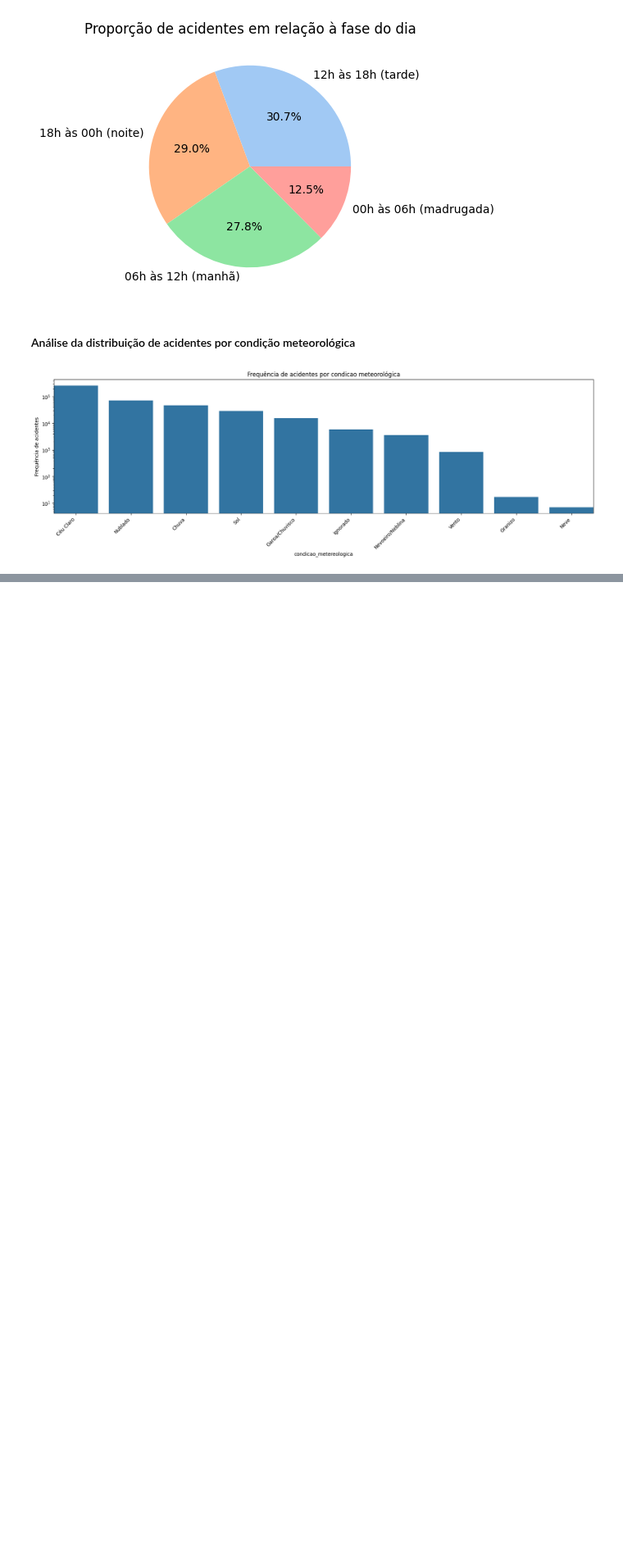
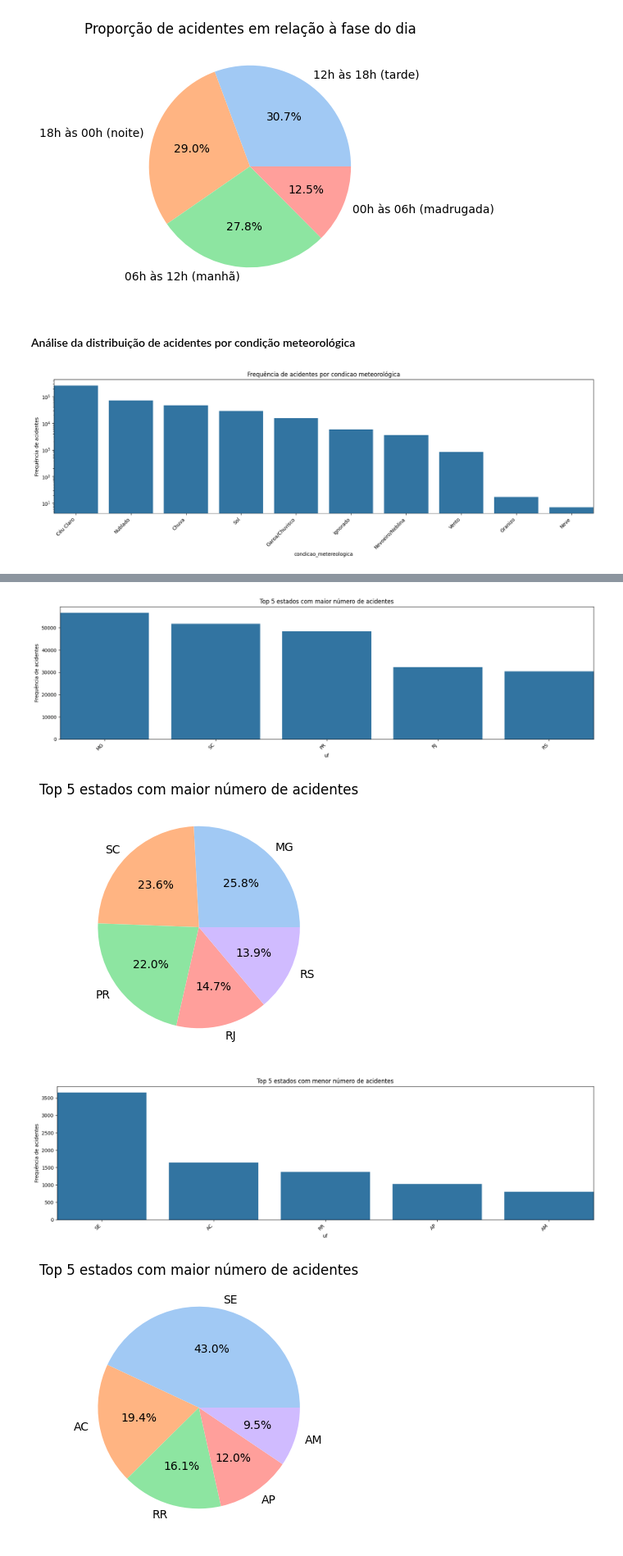
Before and after one commit to evidal1990/coderhouse_datascience, a Jupyter notebook: analysis/data_analysis.ipynb, the cells around one changed output, grey strips where cells are left out. Shown at 82% size. Cells and saved outputs as stored; diff of their text form; code cells hidden in the pictures; blank space fills up the shorter version.

Commit message:
Análise da distribuição dos acidentes por estado

```diff
--- a/analysis/data_analysis.ipynb
+++ b/analysis/data_analysis.ipynb
@@ -468,0 +471,43 @@ draw_barplot(
+# %%
+df = df_accidents["uf"].value_counts()
+
+df_max = df.head(5).reset_index()
+df_max.columns = ["uf", "frequencia"]
+
+draw_barplot(
+    enable_lineplot=False,
+    set_yscale=False,
+    df=df_max,
+    x="uf",
+    y="frequencia",
+    title="Top 5 estados com maior número de acidentes"
+)
+
+draw_pie(
+    df=df_max["frequencia"],
+    labels=df_max["uf"],
+    title="Top 5 estados com maior número de acidentes"
+)
+
+df_min = df.tail(5).reset_index()
+df_min.columns = ["uf", "frequencia"]
+
+draw_barplot(
+    enable_lineplot=False,
+    set_yscale=False,
+    df=df_min,
+    x="uf",
+    y="frequencia",
+    title="Top 5 estados com menor número de acidentes"
+)
+
+draw_pie(
+    df=df_min["frequencia"],
+    labels=df_min["uf"],
+    title="Top 5 estados com maior número de acidentes"
+)
+# %% [output]
+[figure, added]
+[figure, added]
+[figure, added]
+[figure, added]
```
Also changed, not shown: parts of 1 cell of this notebook.
